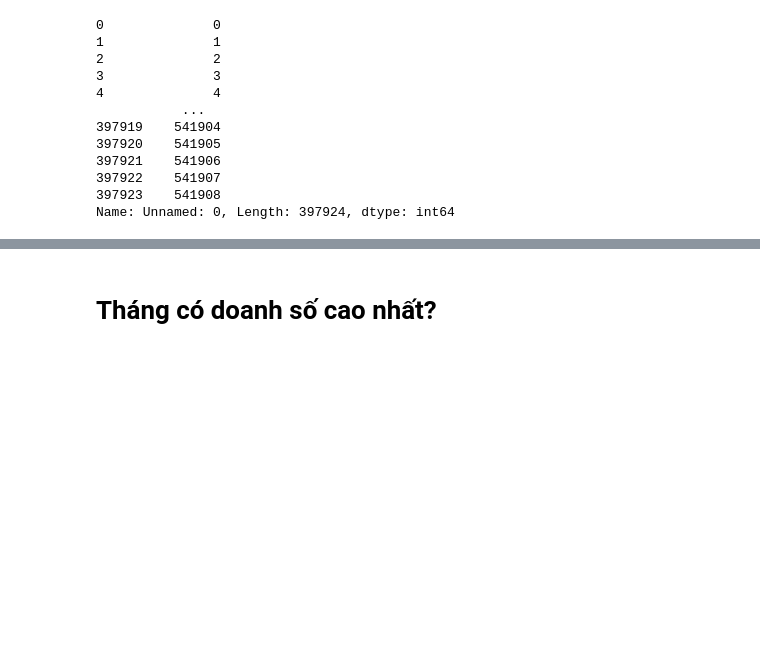
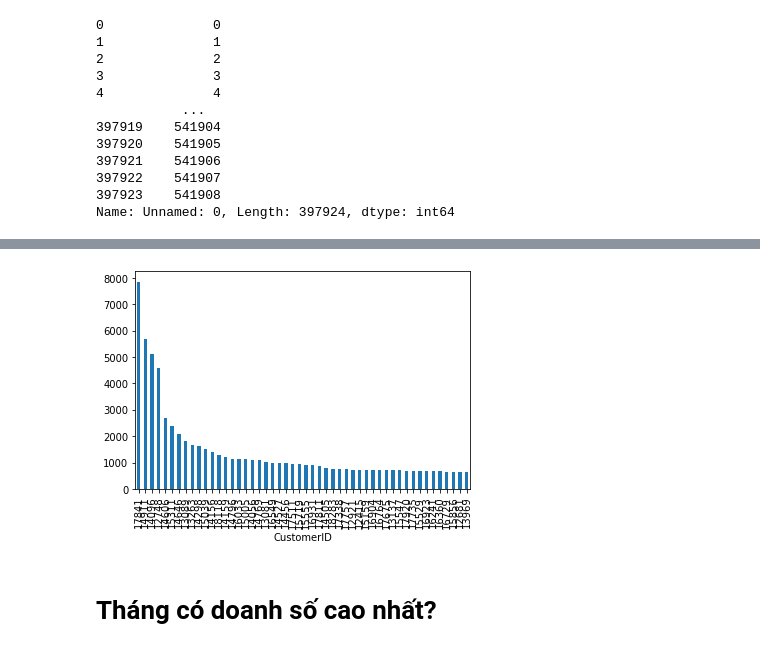
Before and after one commit to Edna-soso/DataAnalysis_Project, a Jupyter notebook: Data_Visualization/Data_Visualization.ipynb, the cells around one changed output, grey strips where cells are left out. Saved outputs shown, nothing was run; the diff lists cells and outputs as text; code cells hidden in the pictures; blank space fills up the shorter version.

```diff
--- a/Data_Visualization/Data_Visualization.ipynb
+++ b/Data_Visualization/Data_Visualization.ipynb
@@ -70,0 +57,5 @@ data.head()
+# %%
+quan_stock = data.groupby("CustomerID").count()["InvoiceNo"]
+quan_stock= quan_stock.sort_values()
+quan_stock_top= quan_stock.nlargest(50)
+quan_stock_top
@@ -71,3 +80,8 @@ data.head()
+# %%
+quan_stock_top.plot.bar()
+plt.show()
+# %% [output]
+[figure, added]
 # %% [markdown]
 # **Tháng có doanh số cao nhất?**
 # %%
```
Also changed, not shown: parts of 16 cells of this notebook.
